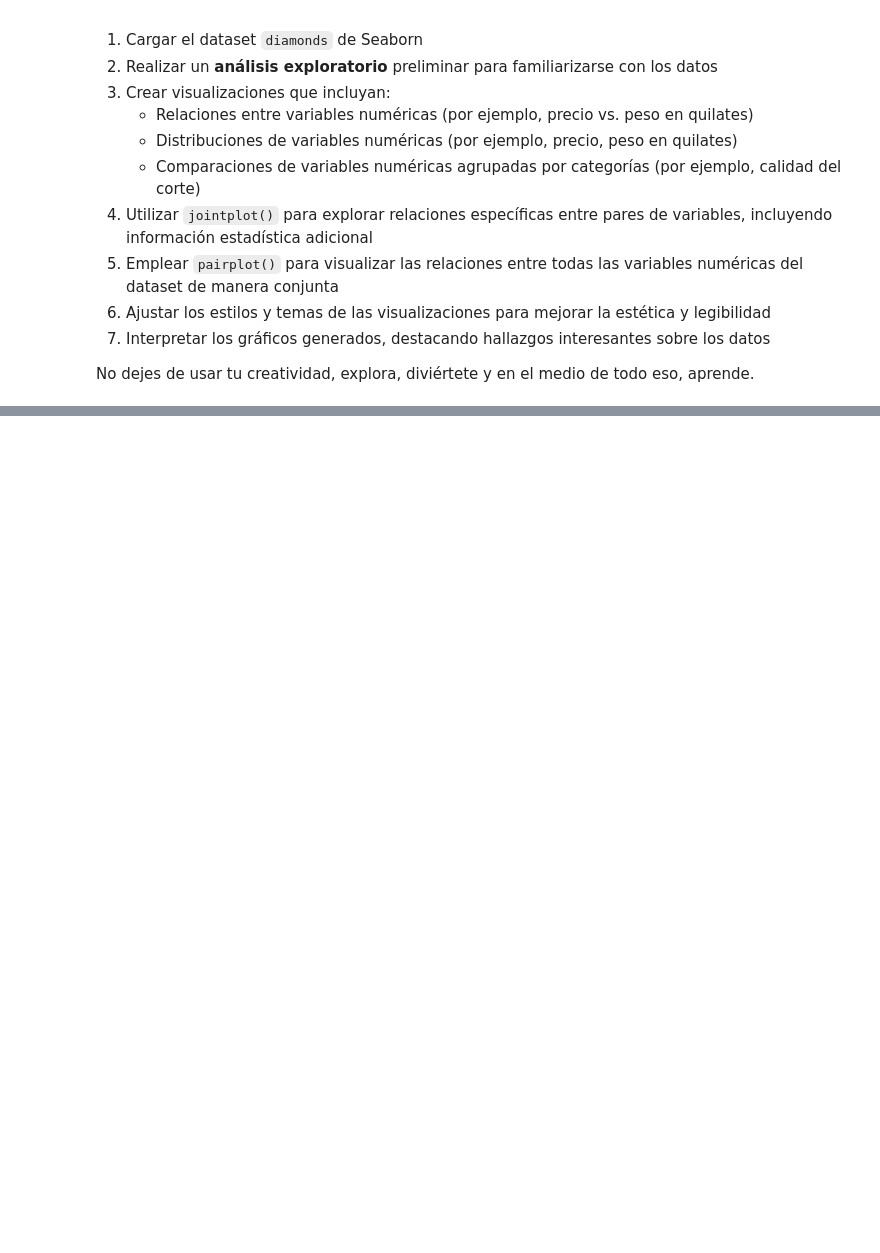
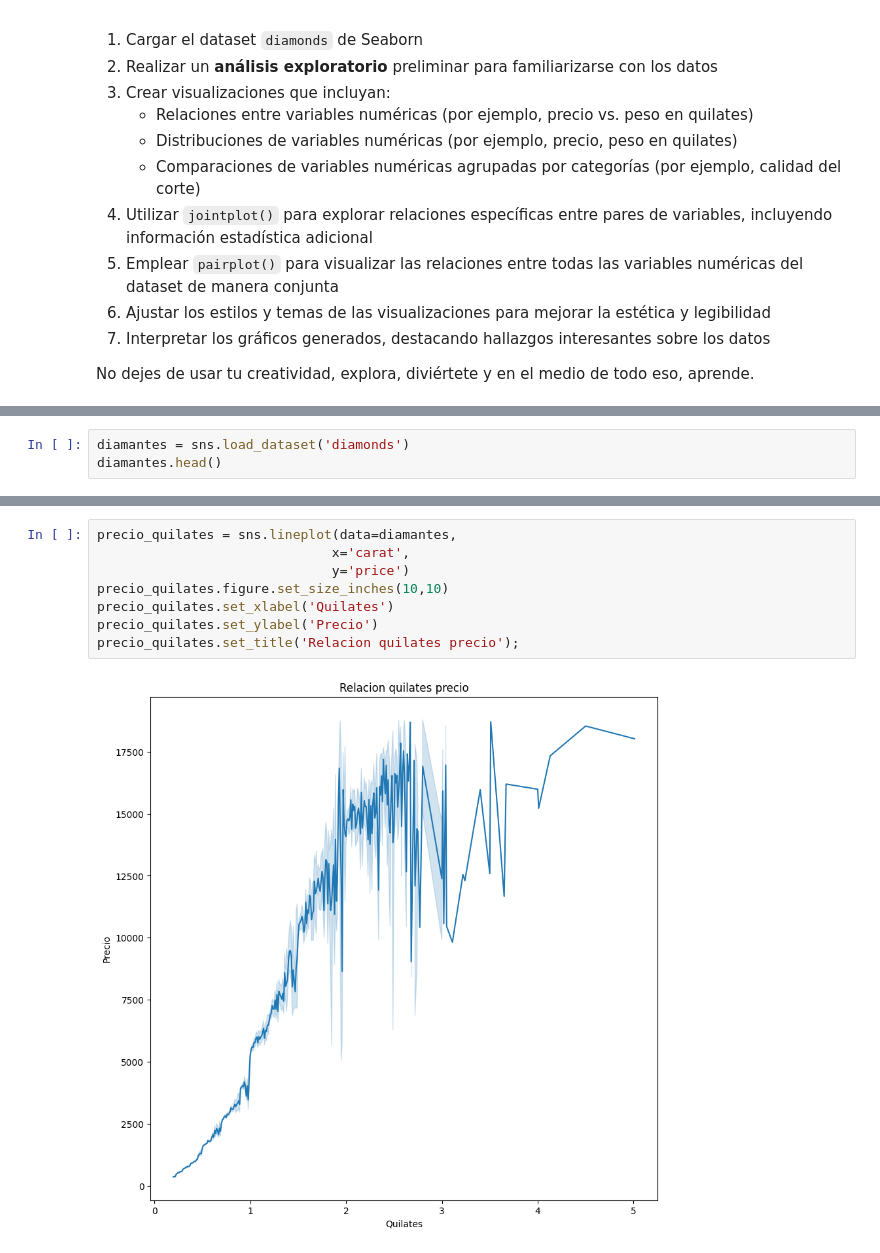
Before and after one commit to sorubadguy/Curso_data_y_machine, a Jupyter notebook: Día_10/Cuadernos para Prácticas/Proyecto del Día 10 - Dashboard de un Análisis Exploratorio de Datos con Seaborn.ipynb, the cells around one changed output, grey strips where cells are left out. Cells and saved outputs as stored; diff of their text form; blank space fills up the shorter version.

```diff
--- a/Día_10/Cuadernos para Prácticas/Proyecto del Día 10 - Dashboard de un Análisis Exploratorio de Datos con Seaborn.ipynb
+++ b/Día_10/Cuadernos para Prácticas/Proyecto del Día 10 - Dashboard de un Análisis Exploratorio de Datos con Seaborn.ipynb
@@ -22,0 +27,3 @@ No dejes de usar tu creatividad, explora, diviértete y en el medio de todo eso,
+# %%
+diamantes = sns.load_dataset('diamonds')
+diamantes.head()
@@ -22,0 +69,10 @@ No dejes de usar tu creatividad, explora, diviértete y en el medio de todo eso,
+# %%
+precio_quilates = sns.lineplot(data=diamantes,
+                              x='carat',
+                              y='price')
+precio_quilates.figure.set_size_inches(10,10)
+precio_quilates.set_xlabel('Quilates')
+precio_quilates.set_ylabel('Precio')
+precio_quilates.set_title('Relacion quilates precio');
+# %% [output]
+[figure, added]
```
Also changed, not shown: parts of 8 cells of this notebook.
